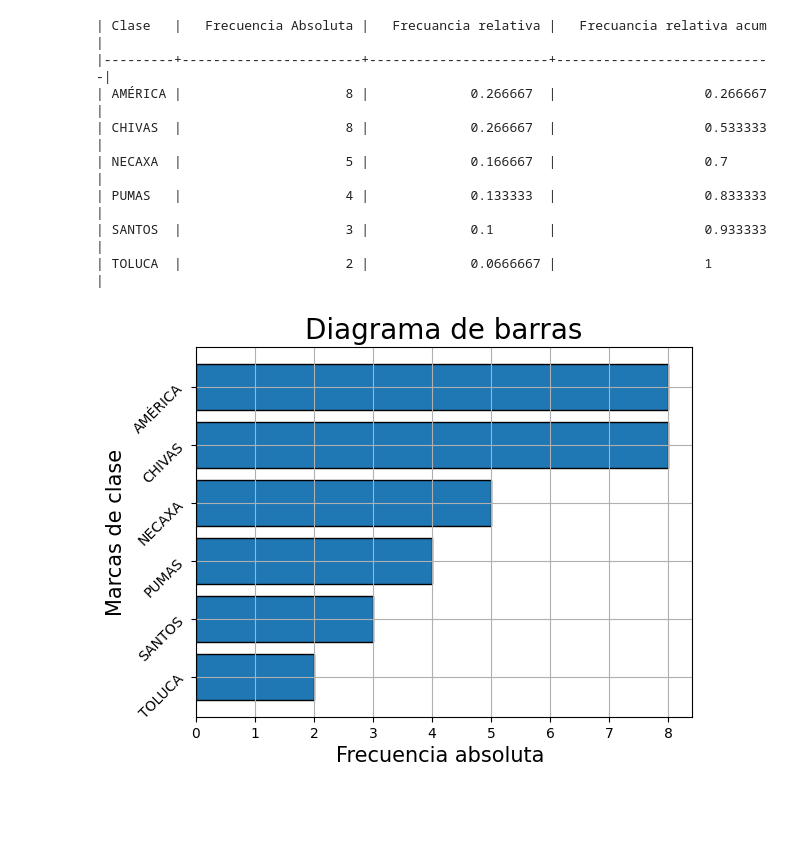
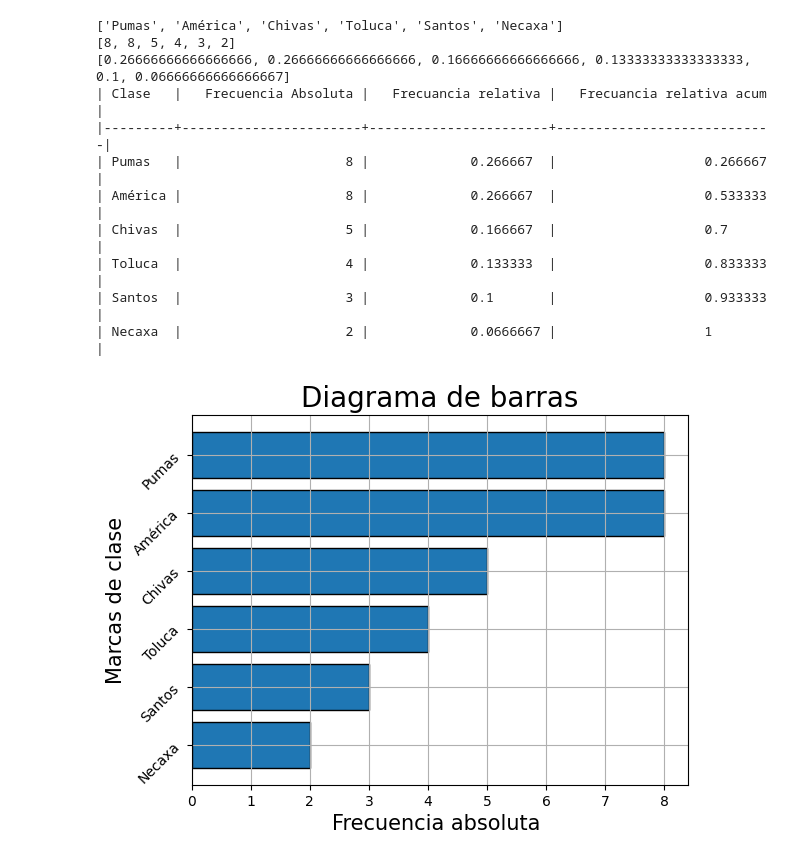
Before and after one commit to bryanfpp/BFP-Verano-2024-T1, a Jupyter notebook: testeglobal7.ipynb, the cells around one changed output. Cells and saved outputs as stored; diff of their text form; code cells hidden in the pictures; blank space fills up the shorter version.

```diff
--- a/testeglobal7.ipynb
+++ b/testeglobal7.ipynb
@@ -8,24 +8,27 @@ import CodeBase7.tabla as tb
 import CodeBase7.dia_barras as bar
 import CodeBase7.pastel as pas
 # %%
-mi_arreglo = ["Pumas", "América", "Chivas", "Pumas", "Chivas", "Chivas", "América", "Toluca", "Toluca", "Pumas", "Santos", "Necaxa", "América", "América", "América", "Pumas", "Santos", "Pumas", "Pumas", "Pumas", "América", "Chivas", "América", "Pumas", "Necaxa", "Toluca", "Chivas", "América", "Toluca", "Santos"]
-
+mi_arreglo = ["Pumas","América", "Chivas", "Pumas", "Chivas", "Chivas", "América", "Toluca", "Toluca", "Pumas", "Santos", "Necaxa", "América", "América", "América", "Pumas", "Santos", "Pumas", "Pumas", "Pumas", "América", "Chivas", "América", "Pumas", "Necaxa", "Toluca", "Chivas", "América", "Toluca", "Santos"]
 resultado = da.procesar_cadenas(mi_arreglo)
-unique_names = nom.get_unique_names(resultado)
-frecuancia = fr.contar_repeticiones_por_cadena(resultado)
+unique_names,frecuancia = fr.contar_nombres_unicos(mi_arreglo)
 frec = fre.fr_abs(frecuancia)
 tg = acum.sum_abs(frec)
-
+print(unique_names)
+print(frecuancia)
+print(frec)
 tb.printTable(["Clase","Frecuencia Absoluta", "Frecuancia relativa","Frecuancia relativa acum"], [unique_names,frecuancia,frec,tg])
 bar.generar_diagrama_barras(frecuancia,unique_names)
 pas.crear_diagrama_pastel(unique_names, frecuancia, titulo="Diagrama de Pastel")
 # %% [output]
+['Pumas', 'América', 'Chivas', 'Toluca', 'Santos', 'Necaxa']
+[8, 8, 5, 4, 3, 2]
+[0.26666666666666666, 0.26666666666666666, 0.16666666666666666, 0.13333333333333333, 0.1, 0.06666666666666667]
 | Clase   |   Frecuencia Absoluta |   Frecuancia relativa |   Frecuancia relativa acum |
 |---------+-----------------------+-----------------------+----------------------------|
-| AMÉRICA |                     8 |             0.266667  |                   0.266667 |
-| CHIVAS  |                     8 |             0.266667  |                   0.533333 |
-| NECAXA  |                     5 |             0.166667  |                   0.7      |
-| PUMAS   |                     4 |             0.133333  |                   0.833333 |
-| SANTOS  |                     3 |             0.1       |                   0.933333 |
-| TOLUCA  |                     2 |             0.0666667 |                   1        |
+| Pumas   |                     8 |             0.266667  |                   0.266667 |
+| América |                     8 |             0.266667  |                   0.533333 |
+| Chivas  |                     5 |             0.166667  |                   0.7      |
+| Toluca  |                     4 |             0.133333  |                   0.833333 |
+| Santos  |                     3 |             0.1       |                   0.933333 |
+| Necaxa  |                     2 |             0.0666667 |                   1        |
-[figure, old version]
+[figure, new version]
```
Also changed, not shown: parts of 1 cell of this notebook, 3 other files.
